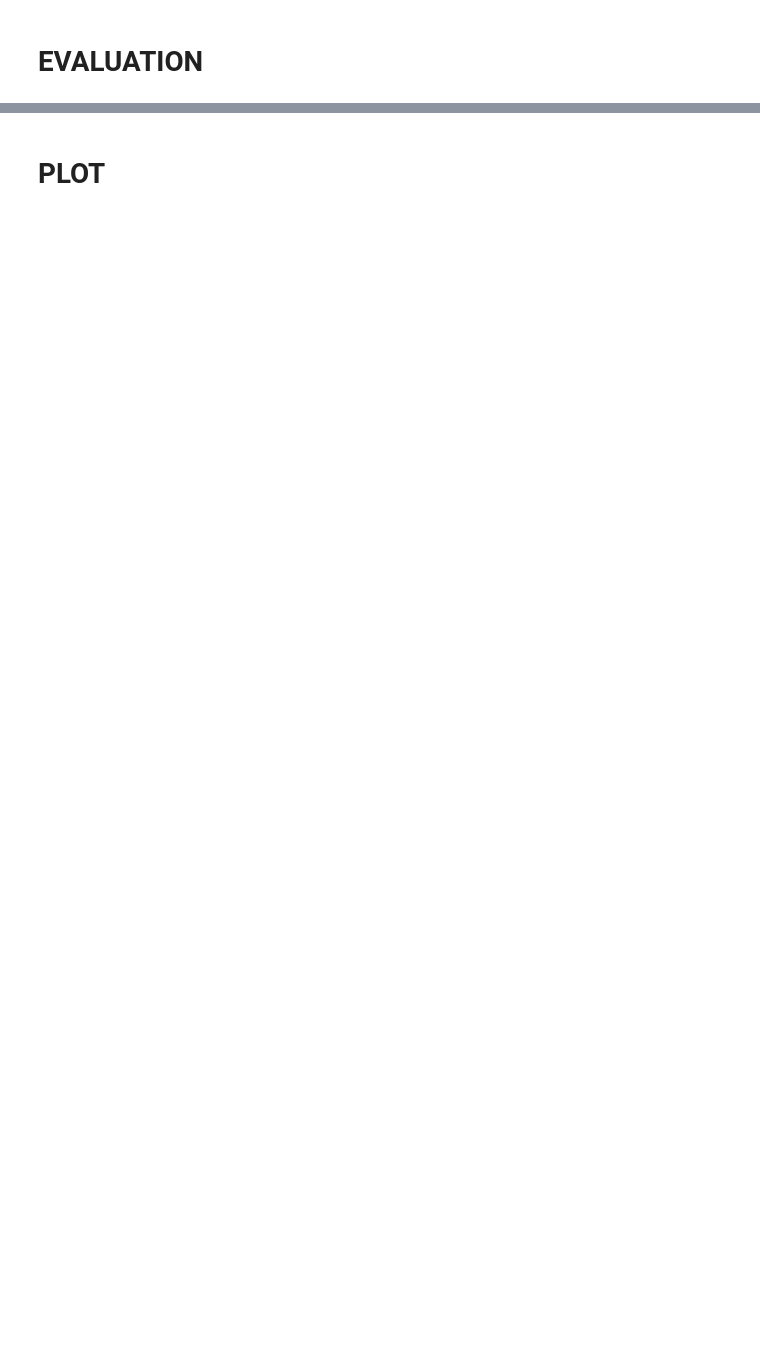
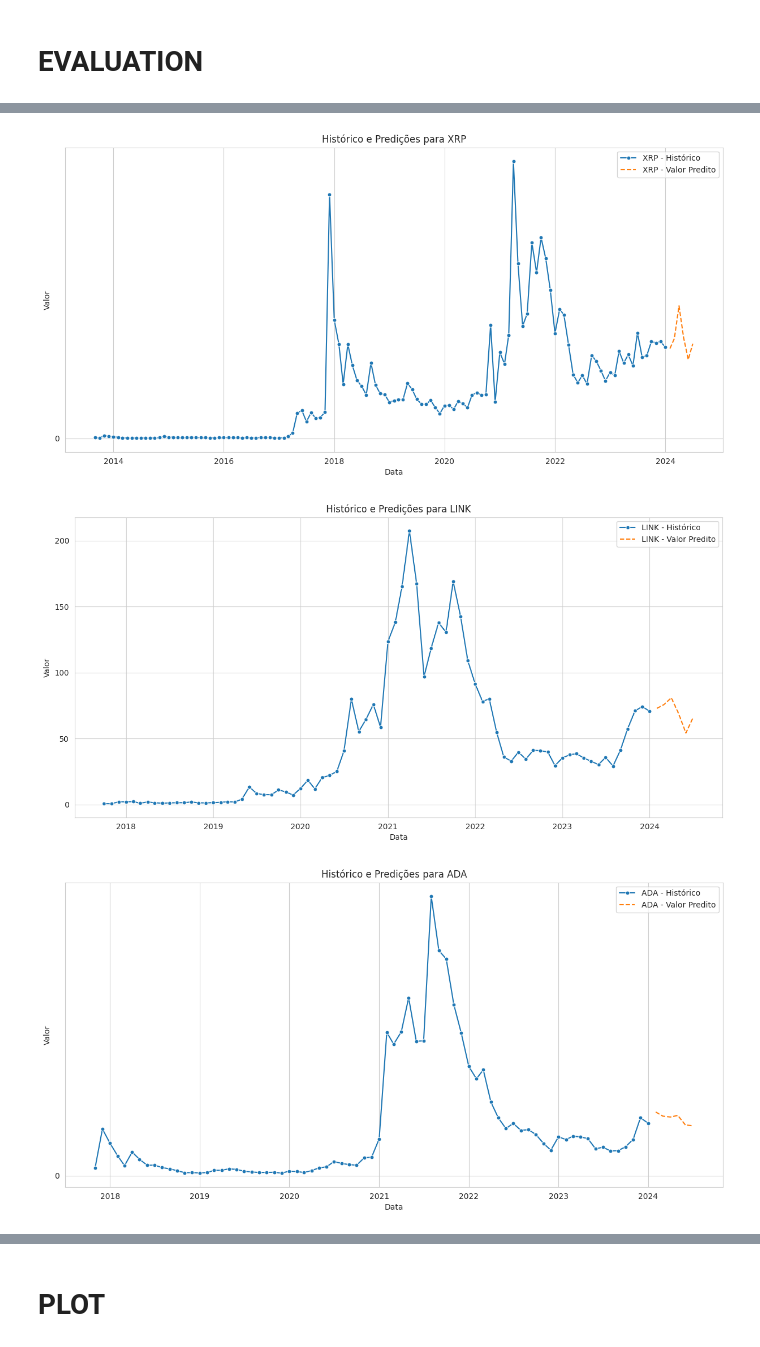
Before and after one commit to k3ybladewielder/crypto_forecast, a Jupyter notebook: notebooks/crypto_forecast.ipynb, the cells around one changed output, grey strips where cells are left out. Cells and saved outputs as stored; diff of their text form; code cells hidden in the pictures; blank space fills up the shorter version.

```diff
--- a/notebooks/crypto_forecast.ipynb
+++ b/notebooks/crypto_forecast.ipynb
@@ -1646,0 +1558,2 @@ df_metrics.drop(cols_to_drop, axis=1).merge(df_exometrics.drop(cols_to_drop, axi
+# %%
+shitcoin_list = df_all_metrics[df_all_metrics["mape_sarima"] > 20]["ticker"].to_list()
@@ -1646,0 +1576,5 @@ df_metrics.drop(cols_to_drop, axis=1).merge(df_exometrics.drop(cols_to_drop, axi
+# %%
+# Aplicar a regra da raiz quadrada para ajustar a escala
+scale_bins = int(np.sqrt(len(hist_df)))  # Número de intervalos
+scale_range = hist_df['close_mean'].max() - hist_df['close_mean'].min()  # Amplitude
+scale_bin_range = scale_range / scale_bins  # Amplitude de cada intervalo (escala)
@@ -1646,0 +1627,2 @@ df_metrics.drop(cols_to_drop, axis=1).merge(df_exometrics.drop(cols_to_drop, axi
+# %%
+df_in_sample = df_forecast.set_index("index").copy()
@@ -1646,0 +1646,3 @@ df_metrics.drop(cols_to_drop, axis=1).merge(df_exometrics.drop(cols_to_drop, axi
+# %%
+df_forecast_results_copy = df_forecast_results.append(df_in_sample).copy()
+df_forecast_results_copy
@@ -1646,0 +1663,42 @@ df_metrics.drop(cols_to_drop, axis=1).merge(df_exometrics.drop(cols_to_drop, axi
+# %%
+shitcoin_df = df_forecast_results_copy[df_forecast_results_copy["ticker"].isin(shitcoin_list)].copy()
+shitcoin_df.index = pd.to_datetime(shitcoin_df.index)
+shitcoin_df = shitcoin_df.sort_index()
+
+# Filtre apenas as entradas de PRED
+hist_df = shitcoin_df[shitcoin_df['type'] == 'HIST']
+predictions_df = shitcoin_df[shitcoin_df['type'] == 'PRED']
+insample_df = shitcoin_df[shitcoin_df['type'] == 'IN SAMPLE']
+
+# Loop pelos tickers únicos
+for ticker in shitcoin_list:
+    # Filtre as entradas para o ticker específico
+    ticker_hist_df = hist_df[hist_df['ticker'] == ticker]
+    ticker_pred_df = predictions_df[predictions_df['ticker'] == ticker]
+
+    # Crie uma figura para todo o histórico com seaborn
+    plt.figure(figsize=(15, 7))
+
+    # Plot histórico com escala ajustada usando seaborn
+    sns.lineplot(x=ticker_hist_df.index, y=ticker_hist_df['close_mean'], label=f'{ticker} - Histórico', marker='o', markersize=5)
+
+    # Plot predições com escala ajustada usando seaborn
+    sns.lineplot(x=ticker_pred_df.index, y=ticker_pred_df['close_mean'], label=f'{ticker} - Valor Predito', linestyle='--', markersize=5)
+#    sns.lineplot(x=insample_df.index, y=insample_df['close_mean'], label=f'{ticker} - Valor Predito (In Sample)', linestyle='--', markersize=5)
+
+    # Aplicar a regra da raiz quadrada para ajustar a escala
+    scale_bins = int(np.sqrt(len(hist_df)))  # Número de intervalos
+    scale_range = hist_df['close_mean'].max() - hist_df['close_mean'].min()  # Amplitude
+    scale_bin_range = scale_range / scale_bins  # Amplitude de cada intervalo (escala)
+    plt.yticks(np.arange(0, int(hist_df[hist_df[f"ticker"] == ticker]["close_mean"].max()), 50))
+
+    # Adicione títulos e rótulos
+    plt.title(f'Histórico e Predições para {ticker}')
+    plt.xlabel('Data')
+    plt.ylabel('Valor')
+    plt.legend()
+    plt.show()
+# %% [output]
+[figure, added]
+[figure, added]
+[figure, added]
```
Also changed, not shown: parts of 29 cells of this notebook, 2 other files.
